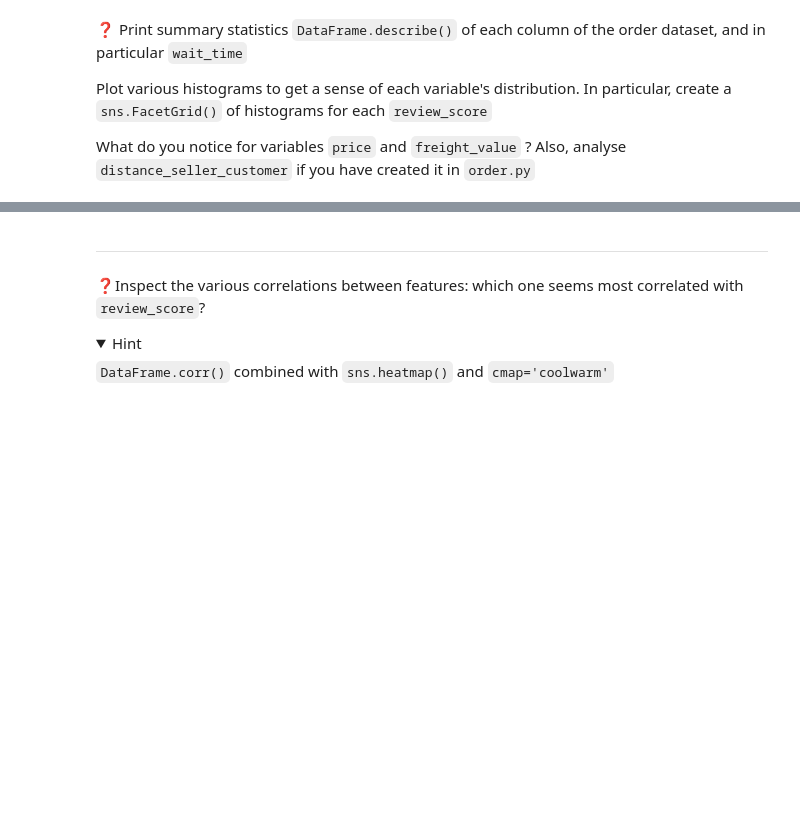
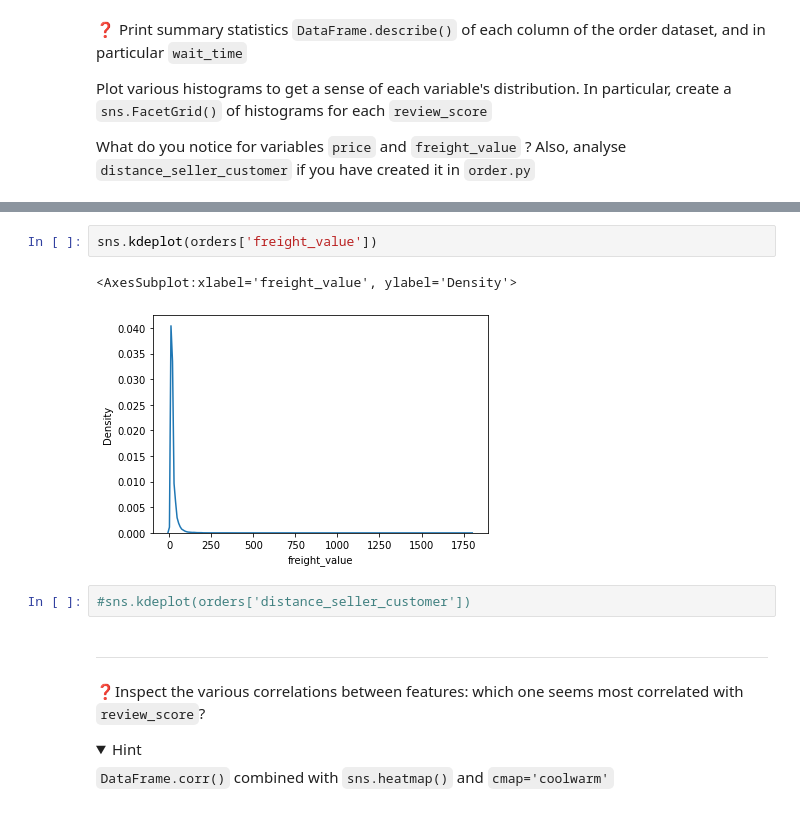
Before and after one commit to Nandosoq/nandoproject, a Jupyter notebook: 04-Decision-Science/02-Statistical-Inference/02-Simple-Analysis/simple_analysis.ipynb, the cells around one changed output, grey strips where cells are left out. Cells and saved outputs as stored; diff of their text form; folded sections open; blank space fills up the shorter version.

```diff
--- a/04-Decision-Science/02-Statistical-Inference/02-Simple-Analysis/simple_analysis.ipynb
+++ b/04-Decision-Science/02-Statistical-Inference/02-Simple-Analysis/simple_analysis.ipynb
@@ -36,3 +77,10 @@ What do you notice for variables `price` and `freight_value` ? Also, analyse `di
+# %%
+sns.kdeplot(orders['freight_value'])
+# %% [output]
+<AxesSubplot:xlabel='freight_value', ylabel='Density'>
+[figure, added]
+# %%
+#sns.kdeplot(orders['distance_seller_customer'])
 # %% [markdown]
 ----
 ❓Inspect the various correlations between features: which one seems most correlated with `review_score`?
```
Also changed, not shown: parts of 13 cells of this notebook, 1 other file.
